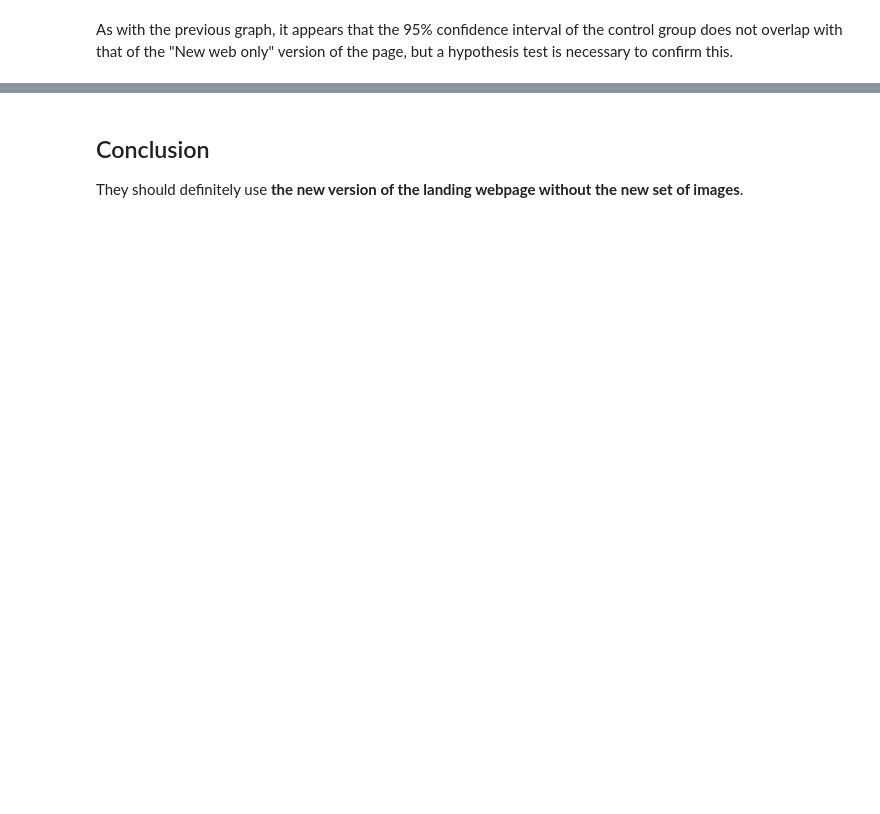
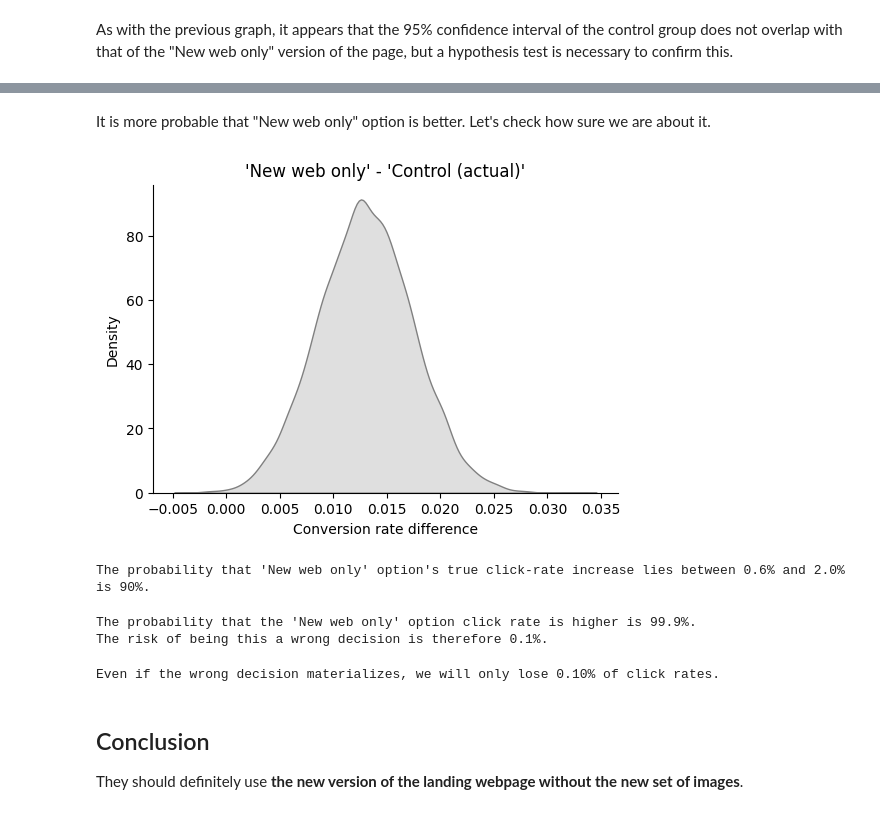
Before and after one commit to mikel-imaz/projects, a Jupyter notebook: _sources/notebooks/webpage.ipynb, the cells around one changed output, grey strips where cells are left out. Saved outputs shown, nothing was run; the diff lists cells and outputs as text; code cells hidden in the pictures; blank space fills up the shorter version.

```diff
--- a/_sources/notebooks/webpage.ipynb
+++ b/_sources/notebooks/webpage.ipynb
@@ -234,3 +324,47 @@ In the other two, the p-values of 0.067 (6.7%) and 0.1059 (10.59%) indicate that
+# %% [markdown]
+It is more probable that "New web only" option is better. Let's check how sure we are about it.
+# %%
+# Calculate posterior difference and plot it
+diff = webnew_imgold_posterior - webold_imgold_posterior
+fig, ax = plt.subplots(figsize=(6, 4))
+sns.kdeplot(diff, ax=ax, fill=True, label="diff", color="grey")
+ax.set_title("'New web only' - 'Control (actual)'", size=12)
+ax.set_xlabel("Conversion rate difference", size=10)
+sns.despine()
+plt.show()
+# %% [output]
+[figure, added]
+# %%
+# Calculate 90% credible interval of posterior difference
+interval = az.hdi(diff, hdi_prob=0.9)
+print(
+    f"The probability that 'New web only' option's true click-rate increase lies between {100 * interval[0]:.1f}% and {100 * interval[1]:.1f}% is 90%."
+)
+# %% [output]
+The probability that 'New web only' option's true click-rate increase lies between 0.6% and 2.0% is 90%.
+# %%
+# Calculate probability of "New web only" option being better
+new_web_opt_prob = (diff > 0).mean()
+print(
+    f"The probability that the 'New web only' option click rate is higher is {100 * new_web_opt_prob:.1f}%."
+)
+print(
+    f"The risk of being this a wrong decision is therefore {100 * (1-new_web_opt_prob):.1f}%."
+)
+# %% [output]
+The probability that the 'New web only' option click rate is higher is 99.9%.
+The risk of being this a wrong decision is therefore 0.1%.
+# %%
+# Slice diff to take only cases where it is negative
+loss = diff[diff < 0]
+
+# Compute and print expected loss
+expected_loss = loss.mean()
+print(
+    f"Even if the wrong decision materializes, we will only lose {100 * abs(expected_loss):.2f}% of click rates."
+)
+# %% [output]
+Even if the wrong decision materializes, we will only lose 0.10% of click rates.
 # %% [markdown]
 ## Conclusion
 They should definitely use **the new version of the landing webpage without the new set of images**.
```
Also changed, not shown: parts of 13 cells of this notebook, 7 other files.
